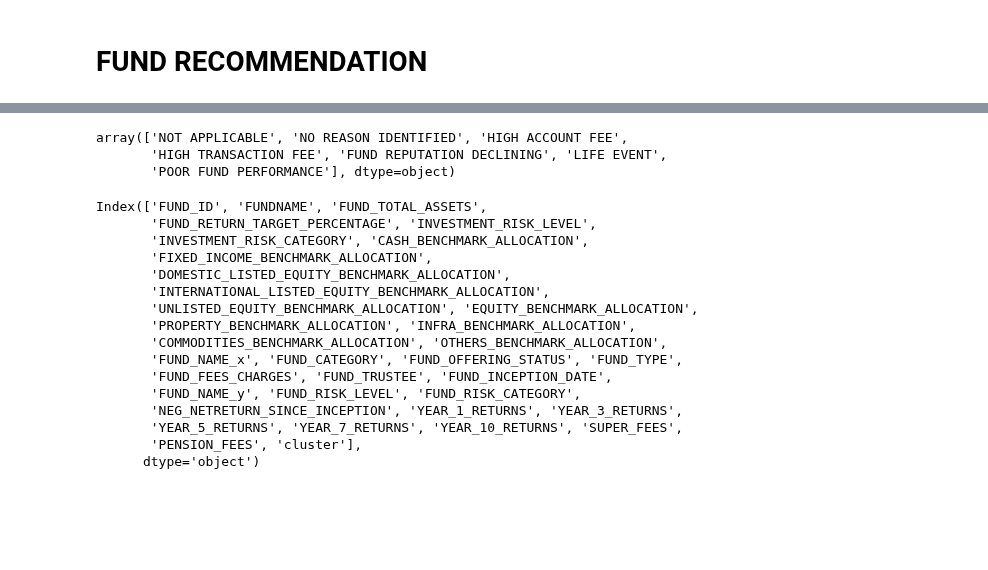
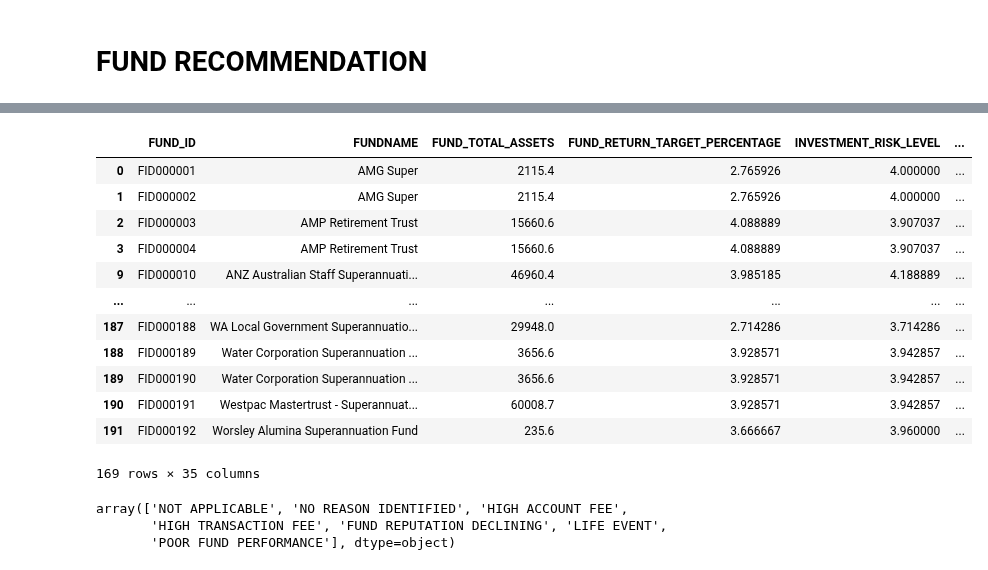
Before and after one commit to mhs10031990/BFS_SUPER_ANNU_Repo, a Jupyter notebook: MODEL_CHURN.ipynb, the cells around one changed output, grey strips where cells are left out. Saved outputs shown, nothing was run; the diff lists cells and outputs as text; code cells hidden in the pictures; blank space fills up the shorter version.

```diff
--- a/MODEL_CHURN.ipynb
+++ b/MODEL_CHURN.ipynb
@@ -320,25 +294,0 @@ fund_total
-# %%
-df["CHURN_REASON"].unique()
-# %% [output]
-array(['NOT APPLICABLE', 'NO REASON IDENTIFIED', 'HIGH ACCOUNT FEE',
-       'HIGH TRANSACTION FEE', 'FUND REPUTATION DECLINING', 'LIFE EVENT',
-       'POOR FUND PERFORMANCE'], dtype=object)
-# %%
-fund_total.columns
-# %% [output]
-Index(['FUND_ID', 'FUNDNAME', 'FUND_TOTAL_ASSETS',
-       'FUND_RETURN_TARGET_PERCENTAGE', 'INVESTMENT_RISK_LEVEL',
-       'INVESTMENT_RISK_CATEGORY', 'CASH_BENCHMARK_ALLOCATION',
-       'FIXED_INCOME_BENCHMARK_ALLOCATION',
-       'DOMESTIC_LISTED_EQUITY_BENCHMARK_ALLOCATION',
-       'INTERNATIONAL_LISTED_EQUITY_BENCHMARK_ALLOCATION',
-       'UNLISTED_EQUITY_BENCHMARK_ALLOCATION', 'EQUITY_BENCHMARK_ALLOCATION',
-       'PROPERTY_BENCHMARK_ALLOCATION', 'INFRA_BENCHMARK_ALLOCATION',
-       'COMMODITIES_BENCHMARK_ALLOCATION', 'OTHERS_BENCHMARK_ALLOCATION',
-       'FUND_NAME_x', 'FUND_CATEGORY', 'FUND_OFFERING_STATUS', 'FUND_TYPE',
-       'FUND_FEES_CHARGES', 'FUND_TRUSTEE', 'FUND_INCEPTION_DATE',
-       'FUND_NAME_y', 'FUND_RISK_LEVEL', 'FUND_RISK_CATEGORY',
-       'NEG_NETRETURN_SINCE_INCEPTION', 'YEAR_1_RETURNS', 'YEAR_3_RETURNS',
-       'YEAR_5_RETURNS', 'YEAR_7_RETURNS', 'YEAR_10_RETURNS', 'SUPER_FEES',
-       'PENSION_FEES', 'cluster'],
-      dtype='object')
@@ -344,0 +304,22 @@ Index(['FUND_ID', 'FUNDNAME', 'FUND_TOTAL_ASSETS',
+# %%
+fund_total[fund_total["cluster"] == -1]
+# %% [output]
+|  | FUND_ID | FUNDNAME | FUND_TOTAL_ASSETS | FUND_RETURN_TARGET_PERCENTAGE | INVESTMENT_RISK_LEVEL | ... |
+| 0 | FID000001 | AMG Super | 2115.4 | 2.765926 | 4.000000 | ... |
+| 1 | FID000002 | AMG Super | 2115.4 | 2.765926 | 4.000000 | ... |
+| 2 | FID000003 | AMP Retirement Trust | 15660.6 | 4.088889 | 3.907037 | ... |
+| 3 | FID000004 | AMP Retirement Trust | 15660.6 | 4.088889 | 3.907037 | ... |
+| 9 | FID000010 | ANZ Australian Staff Superannuati... | 46960.4 | 3.985185 | 4.188889 | ... |
+| ... | ... | ... | ... | ... | ... | ... |
+| 187 | FID000188 | WA Local Government Superannuatio... | 29948.0 | 2.714286 | 3.714286 | ... |
+| 188 | FID000189 | Water Corporation Superannuation ... | 3656.6 | 3.928571 | 3.942857 | ... |
+| 189 | FID000190 | Water Corporation Superannuation ... | 3656.6 | 3.928571 | 3.942857 | ... |
+| 190 | FID000191 | Westpac Mastertrust - Superannuat... | 60008.7 | 3.928571 | 3.942857 | ... |
+| 191 | FID000192 | Worsley Alumina Superannuation Fund | 235.6 | 3.666667 | 3.960000 | ... |
+169 rows × 35 columns
+# %%
+df["CHURN_REASON"].unique()
+# %% [output]
+array(['NOT APPLICABLE', 'NO REASON IDENTIFIED', 'HIGH ACCOUNT FEE',
+       'HIGH TRANSACTION FEE', 'FUND REPUTATION DECLINING', 'LIFE EVENT',
+       'POOR FUND PERFORMANCE'], dtype=object)
```
Also changed, not shown: parts of 6 cells of this notebook.
